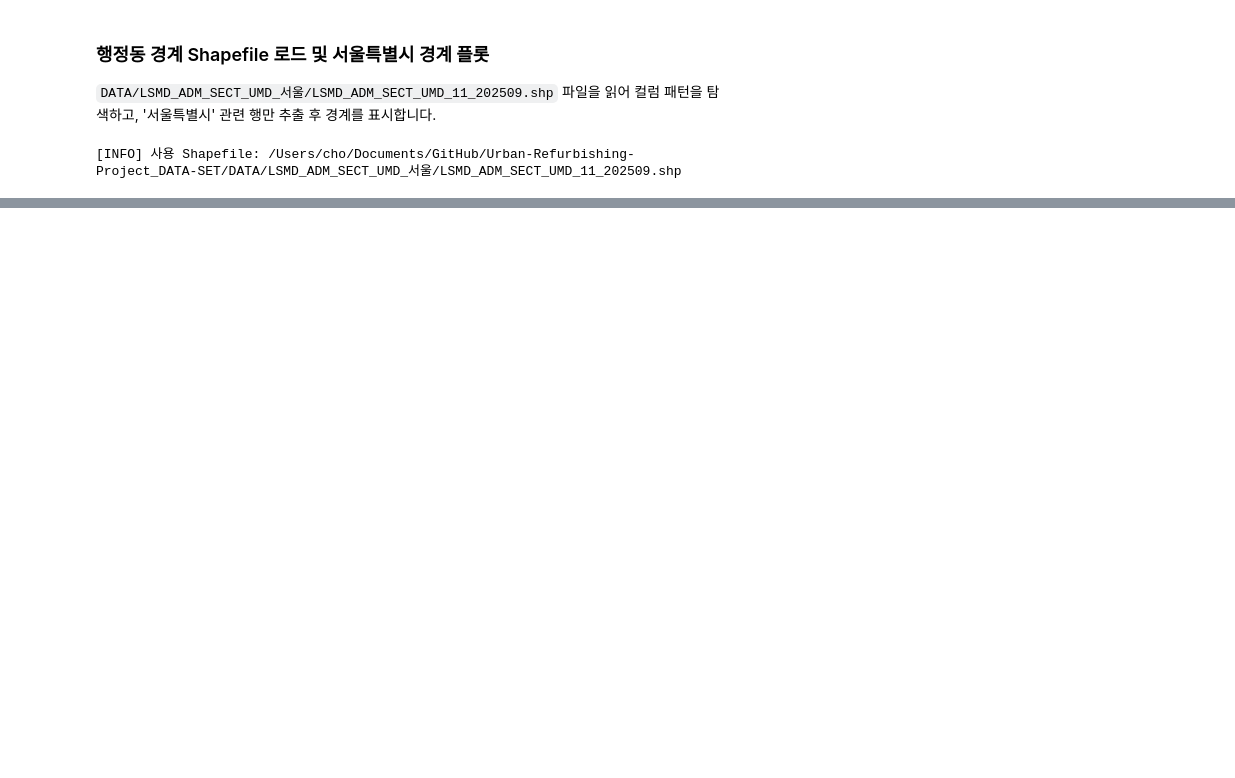
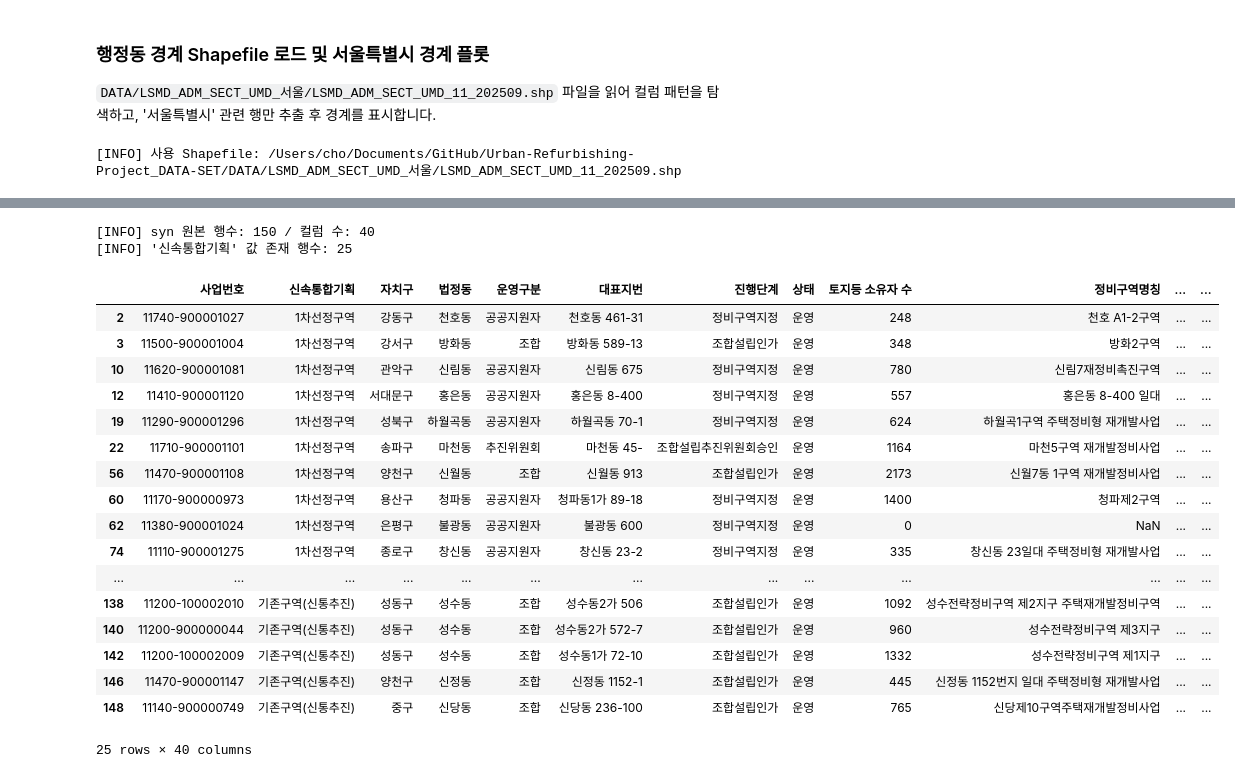
Before and after one commit to Cho-Woojin/Urban-Refurbishing-Project_DATA-SET, a Jupyter notebook: notebooks/geocoded_points_visualization.ipynb, the cells around one changed output, grey strips where cells are left out. Cells and saved outputs as stored; diff of their text form; code cells hidden in the pictures; blank space fills up the shorter version.

```diff
--- a/notebooks/geocoded_points_visualization.ipynb
+++ b/notebooks/geocoded_points_visualization.ipynb
@@ -157,0 +604,42 @@ SyntaxError: invalid syntax (110176379.py, line 5)
+# %%
+# 신속통합기획 값이 있는 행만 필터링 (syn_df 생성 포함)
+# - 시각화 셀에서 syn_df 를 참조하므로 여기서 통일된 이름으로 변수 준비
+# - '사업번호' 컬럼이 없을 경우에는 신속통합기획 강조(+) 기능을 비활성화하도록 빈 DataFrame 준비
+
+raw_syn = pd.read_csv(csv_path)
+print(f'[INFO] syn 원본 행수: {len(raw_syn)} / 컬럼 수: {len(raw_syn.columns)}')
+
+required_flag_col = '신속통합기획'
+if required_flag_col not in raw_syn.columns:
+    print(f"[WARN] '{required_flag_col}' 컬럼이 없어 신속통합기획 필터링을 건너뜁니다.")
+    syn_df = pd.DataFrame(columns=['사업번호', required_flag_col])
+else:
+    mask_present = (
+        raw_syn[required_flag_col].notna() &
+        raw_syn[required_flag_col].astype(str).str.strip().ne('')
+    )
+    syn_df = raw_syn[mask_present].copy()
+    print(f"[INFO] '{required_flag_col}' 값 존재 행수: {len(syn_df)}")
+
+syn_df
+# %% [output]
+[INFO] syn 원본 행수: 150 / 컬럼 수: 40
+[INFO] '신속통합기획' 값 존재 행수: 25
+|  | 사업번호 | 신속통합기획 | 자치구 | 법정동 | 운영구분 | 대표지번 | 진행단계 | 상태 | 토지등 소유자 수 | 정비구역명칭 | ... | ... |
+| 2 | 11740-900001027 | 1차선정구역 | 강동구 | 천호동 | 공공지원자 | 천호동 461-31 | 정비구역지정 | 운영 | 248 | 천호 A1-2구역 | ... | ... |
+| 3 | 11500-900001004 | 1차선정구역 | 강서구 | 방화동 | 조합 | 방화동 589-13 | 조합설립인가 | 운영 | 348 | 방화2구역 | ... | ... |
+| 10 | 11620-900001081 | 1차선정구역 | 관악구 | 신림동 | 공공지원자 | 신림동 675 | 정비구역지정 | 운영 | 780 | 신림7재정비촉진구역 | ... | ... |
+| 12 | 11410-900001120 | 1차선정구역 | 서대문구 | 홍은동 | 공공지원자 | 홍은동 8-400 | 정비구역지정 | 운영 | 557 | 홍은동 8-400 일대 | ... | ... |
+| 19 | 11290-900001296 | 1차선정구역 | 성북구 | 하월곡동 | 공공지원자 | 하월곡동 70-1 | 정비구역지정 | 운영 | 624 | 하월곡1구역 주택정비형 재개발사업 | ... | ... |
+| 22 | 11710-900001101 | 1차선정구역 | 송파구 | 마천동 | 추진위원회 | 마천동 45- | 조합설립추진위원회승인 | 운영 | 1164 | 마천5구역 재개발정비사업 | ... | ... |
+| 56 | 11470-900001108 | 1차선정구역 | 양천구 | 신월동 | 조합 | 신월동 913 | 조합설립인가 | 운영 | 2173 | 신월7동 1구역 재개발정비사업 | ... | ... |
+| 60 | 11170-900000973 | 1차선정구역 | 용산구 | 청파동 | 공공지원자 | 청파동1가 89-18 | 정비구역지정 | 운영 | 1400 | 청파제2구역 | ... | ... |
+| 62 | 11380-900001024 | 1차선정구역 | 은평구 | 불광동 | 공공지원자 | 불광동 600 | 정비구역지정 | 운영 | 0 | NaN | ... | ... |
+| 74 | 11110-900001275 | 1차선정구역 | 종로구 | 창신동 | 공공지원자 | 창신동 23-2 | 정비구역지정 | 운영 | 335 | 창신동 23일대 주택정비형 재개발사업 | ... | ... |
+| ... | ... | ... | ... | ... | ... | ... | ... | ... | ... | ... | ... | ... |
+| 138 | 11200-100002010 | 기존구역(신통추진) | 성동구 | 성수동 | 조합 | 성수동2가 506 | 조합설립인가 | 운영 | 1092 | 성수전략정비구역 제2지구 주택재개발정비구역 | ... | ... |
+| 140 | 11200-900000044 | 기존구역(신통추진) | 성동구 | 성수동 | 조합 | 성수동2가 572-7 | 조합설립인가 | 운영 | 960 | 성수전략정비구역 제3지구 | ... | ... |
+| 142 | 11200-100002009 | 기존구역(신통추진) | 성동구 | 성수동 | 조합 | 성수동1가 72-10 | 조합설립인가 | 운영 | 1332 | 성수전략정비구역 제1지구 | ... | ... |
+| 146 | 11470-900001147 | 기존구역(신통추진) | 양천구 | 신정동 | 조합 | 신정동 1152-1 | 조합설립인가 | 운영 | 445 | 신정동 1152번지 일대 주택정비형 재개발사업 | ... | ... |
+| 148 | 11140-900000749 | 기존구역(신통추진) | 중구 | 신당동 | 조합 | 신당동 236-100 | 조합설립인가 | 운영 | 765 | 신당제10구역주택재개발정비사업 | ... | ... |
+25 rows × 40 columns
```
Also changed, not shown: parts of 18 cells of this notebook, 4 other files.
